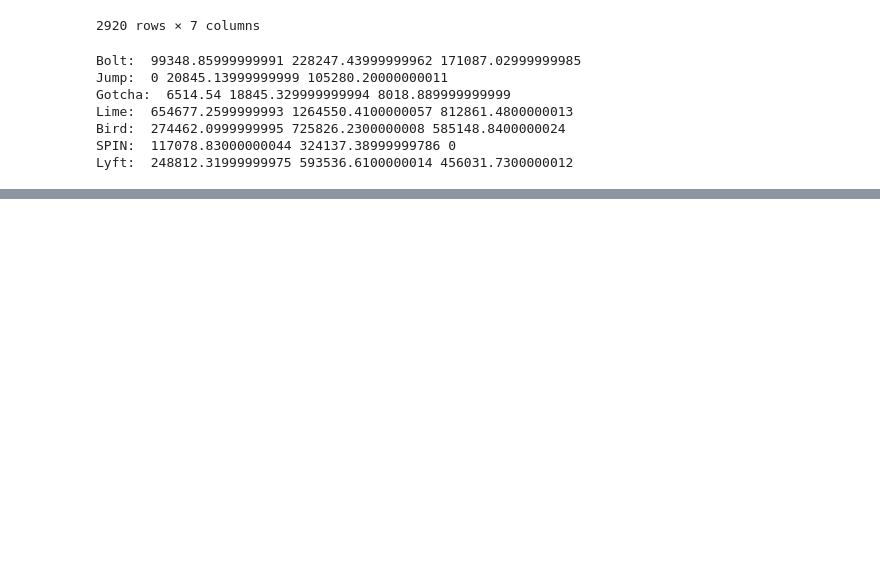
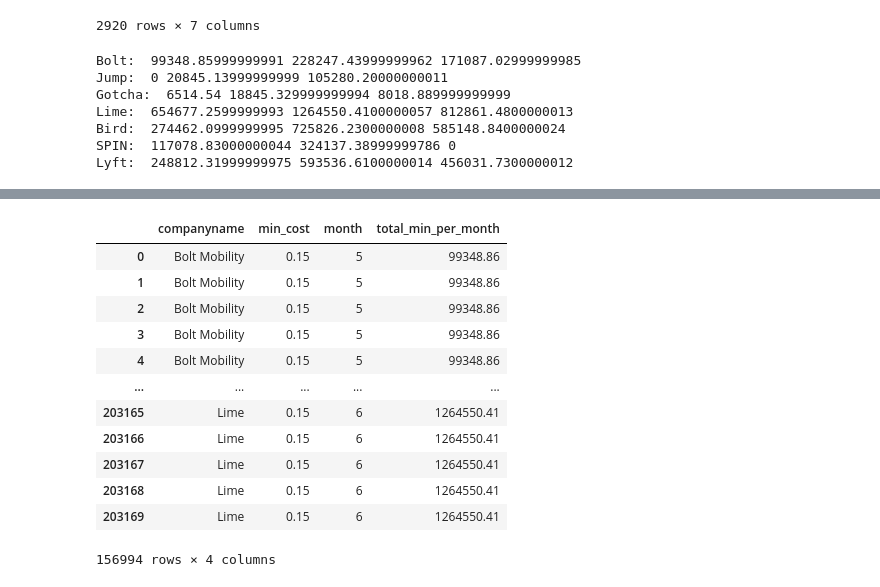
Before and after one commit to NSS-Full-Time-Data-Analytics-11/nashville-scooters-jazzy, a Jupyter notebook: notebooks/prices_trips.ipynb, the cells around one changed output, grey strips where cells are left out. Saved outputs shown, nothing was run; the diff lists cells and outputs as text; code cells hidden in the pictures; blank space fills up the shorter version.

```diff
--- a/notebooks/prices_trips.ipynb
+++ b/notebooks/prices_trips.ipynb
@@ -252,4 +285,9 @@ Lyft:  248812.31999999975 593536.6100000014 456031.7300000012
 # %%
-def total_min_column(company, var1, var2, var2):
+def total_min_column(company, may, june, july):
     for index, row in tripscost.iterrows():
-        if row.companyname == company & row.
+        if row.companyname == company and row.month == 5:
+            tripscost.loc[index, 'total_min_per_month'] = may
+        elif row.companyname == company and row.month == 6:
+            tripscost.loc[index, 'total_min_per_month'] = june
+        elif row.companyname == company and row.month == 7:
+            tripscost.loc[index, 'total_min_per_month'] = july
@@ -271,0 +294,23 @@ tripscost
+# %%
+total_min_column('Bolt Mobility', may_minutes_bolt, june_minutes_bolt, july_minutes_bolt)
+total_min_column('JUMP', may_minutes_jump, june_minutes_jump, july_minutes_jump)
+total_min_column('Gotcha', may_minutes_gotcha, june_minutes_gotcha, july_minutes_gotcha)
+total_min_column('Lime', may_minutes_lime, june_minutes_lime, july_minutes_lime)
+total_min_column('Bird', may_minutes_bird, june_minutes_bird, july_minutes_bird)
+total_min_column('SPIN', may_minutes_spin, june_minutes_spin, july_minutes_spin)
+total_min_column('Lyft', may_minutes_lyft, june_minutes_lyft, july_minutes_lyft)
+tripscost
+# %% [output]
+|  | companyname | min_cost | month | total_min_per_month |
+| 0 | Bolt Mobility | 0.15 | 5 | 99348.86 |
+| 1 | Bolt Mobility | 0.15 | 5 | 99348.86 |
+| 2 | Bolt Mobility | 0.15 | 5 | 99348.86 |
+| 3 | Bolt Mobility | 0.15 | 5 | 99348.86 |
+| 4 | Bolt Mobility | 0.15 | 5 | 99348.86 |
+| ... | ... | ... | ... | ... |
+| 203165 | Lime | 0.15 | 6 | 1264550.41 |
+| 203166 | Lime | 0.15 | 6 | 1264550.41 |
+| 203167 | Lime | 0.15 | 6 | 1264550.41 |
+| 203168 | Lime | 0.15 | 6 | 1264550.41 |
+| 203169 | Lime | 0.15 | 6 | 1264550.41 |
+156994 rows × 4 columns
```
Also changed, not shown: parts of 8 cells of this notebook.
